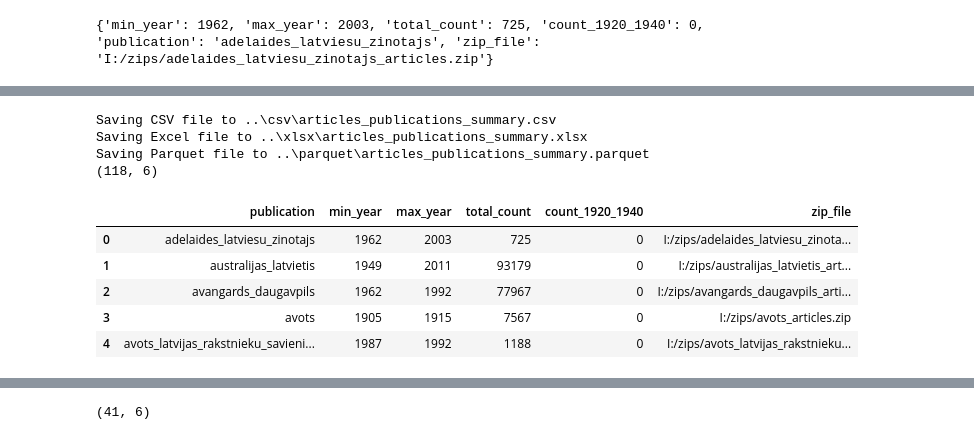
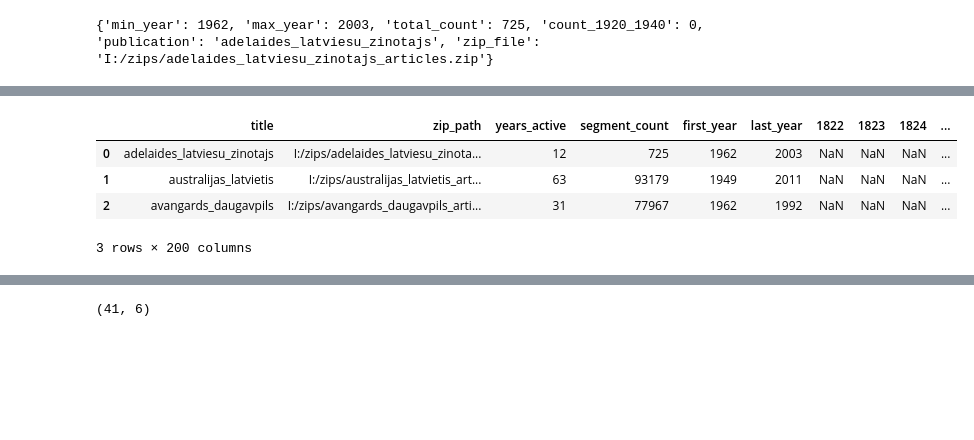
Before and after one commit to ValRCS/lnb_transports, a Jupyter notebook: notebooks/Gathering_Stats_Periodicals.ipynb, the cells around one changed output, grey strips where cells are left out. Saved outputs shown, nothing was run; the diff lists cells and outputs as text; code cells hidden in the pictures; blank space fills up the shorter version.

```diff
--- a/notebooks/Gathering_Stats_Periodicals.ipynb
+++ b/notebooks/Gathering_Stats_Periodicals.ipynb
@@ -141,0 +283,42 @@ print(zip_summary)
+# %%
+# for each title let's find earliest year it was active and latest year it was active
+# Note we could have done this earlier when we had smaller dictionary of only years with non-zero counts
+# we will create two new columns: first_year and last_year
+# we will use apply function to apply a function to each row
+# remove first_year and last_year columns if they already exist
+df = df.drop(columns=["first_year"], errors="ignore")
+df = df.drop(columns=["last_year"], errors="ignore")
+# convert year columns to numeric
+df.iloc[:, 4:] = df.iloc[:, 4:].apply(pd.to_numeric)
+# idxmax and inxmin will return columns with max and min values
+# we do not need those
+# we want first and last occurence of non-zero values !!
+# let's find first year
+# let's create a function that given a row will return column with first non-zero value
+def get_first_year(row: pd.Series) -> int:
+    # get all years
+    years = row.iloc[4:]
+    # get first non-zero year
+    first_year = years[years > 0].index[0]
+    return first_year
+df["first_year"] = df.apply(get_first_year, axis=1)
+# insert this columns after 4th column - segment_count column
+df.insert(4, "first_year", df.pop("first_year"))
+# let's find last year
+# let's create a function that given a row will return column with last non-zero value
+def get_last_year(row: pd.Series) -> int:
+    # get all years
+    years = row.iloc[5:]
+    # get last non-zero year
+    last_year = years[years > 0].index[-1]
+    return last_year
+df["last_year"] = df.apply(get_last_year, axis=1)
+# insert this columns after 5th column - first_year column
+df.insert(5, "last_year", df.pop("last_year"))
+df.head(3)
+# %% [output]
+|  | title | zip_path | years_active | segment_count | first_year | last_year | 1822 | 1823 | 1824 | ... |
+| 0 | adelaides_latviesu_zinotajs | I:/zips/adelaides_latviesu_zinota... | 12 | 725 | 1962 | 2003 | NaN | NaN | NaN | ... |
+| 1 | australijas_latvietis | I:/zips/australijas_latvietis_art... | 63 | 93179 | 1949 | 2011 | NaN | NaN | NaN | ... |
+| 2 | avangards_daugavpils | I:/zips/avangards_daugavpils_arti... | 31 | 77967 | 1962 | 1992 | NaN | NaN | NaN | ... |
+3 rows × 200 columns
@@ -169,21 +366,10 @@ def get_all_zips_summary(zip_files: list,
         df.to_parquet(parquet_file, index=False)
     return df
 # let's test this function
-df = get_all_zips_summary(files)
-# shape
-print(df.shape)
-# first 5 rows
-df.head()
+# df = get_all_zips_summary(files)
+# # shape
+# print(df.shape)
+# # first 5 rows
+# df.head()
-# %% [output]
-Saving CSV file to ..\csv\articles_publications_summary.csv
-Saving Excel file to ..\xlsx\articles_publications_summary.xlsx
-Saving Parquet file to ..\parquet\articles_publications_summary.parquet
-(118, 6)
-|  | publication | min_year | max_year | total_count | count_1920_1940 | zip_file |
-| 0 | adelaides_latviesu_zinotajs | 1962 | 2003 | 725 | 0 | I:/zips/adelaides_latviesu_zinota... |
-| 1 | australijas_latvietis | 1949 | 2011 | 93179 | 0 | I:/zips/australijas_latvietis_art... |
-| 2 | avangards_daugavpils | 1962 | 1992 | 77967 | 0 | I:/zips/avangards_daugavpils_arti... |
-| 3 | avots | 1905 | 1915 | 7567 | 0 | I:/zips/avots_articles.zip |
-| 4 | avots_latvijas_rakstnieku_savieni... | 1987 | 1992 | 1188 | 0 | I:/zips/avots_latvijas_rakstnieku... |
 # %%
 # let us save summary to a CSV file
```
Also changed, not shown: parts of 18 cells of this notebook.
